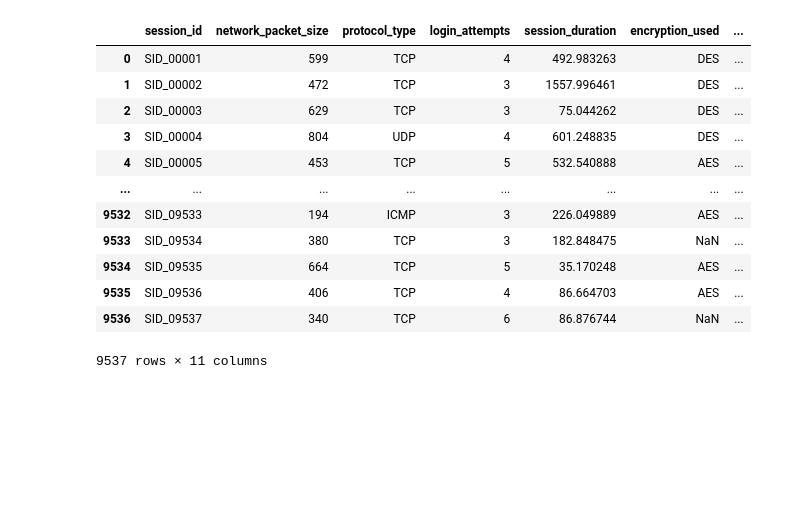
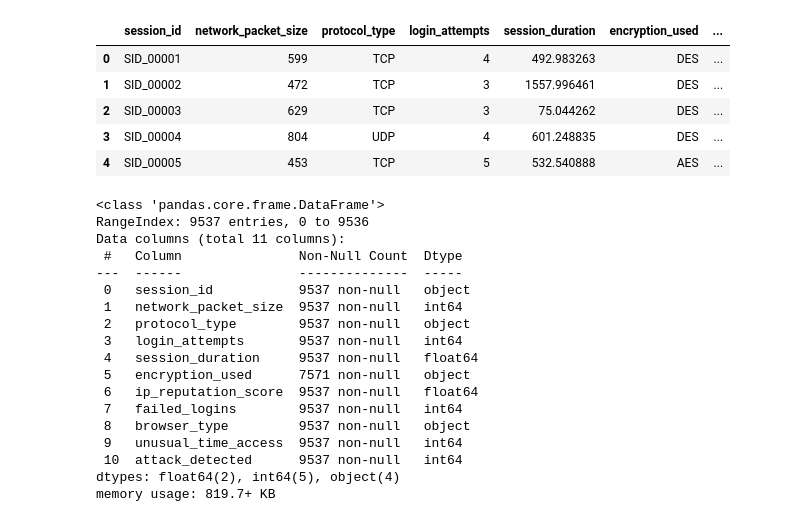
Before and after one commit to JFish72/CSC-349-Machine-Learning-, a Jupyter notebook: HW2/data_prep_analysis.ipynb, the cells around one changed output. Saved outputs shown, nothing was run; the diff lists cells and outputs as text; code cells hidden in the pictures; blank space fills up the shorter version.

```diff
--- a/HW2/data_prep_analysis.ipynb
+++ b/HW2/data_prep_analysis.ipynb
@@ -3,20 +3,36 @@
 # %%
 import pandas as pd
 
 df = pd.read_csv('cybersecurity_intrusion_data.csv')
-
-display(df)
+df.head()
 # %% [output]
 |  | session_id | network_packet_size | protocol_type | login_attempts | session_duration | encryption_used | ... |
 | 0 | SID_00001 | 599 | TCP | 4 | 492.983263 | DES | ... |
 | 1 | SID_00002 | 472 | TCP | 3 | 1557.996461 | DES | ... |
 | 2 | SID_00003 | 629 | TCP | 3 | 75.044262 | DES | ... |
 | 3 | SID_00004 | 804 | UDP | 4 | 601.248835 | DES | ... |
 | 4 | SID_00005 | 453 | TCP | 5 | 532.540888 | AES | ... |
-| ... | ... | ... | ... | ... | ... | ... | ... |
-| 9532 | SID_09533 | 194 | ICMP | 3 | 226.049889 | AES | ... |
-| 9533 | SID_09534 | 380 | TCP | 3 | 182.848475 | NaN | ... |
-| 9534 | SID_09535 | 664 | TCP | 5 | 35.170248 | AES | ... |
-| 9535 | SID_09536 | 406 | TCP | 4 | 86.664703 | AES | ... |
-| 9536 | SID_09537 | 340 | TCP | 6 | 86.876744 | NaN | ... |
-9537 rows × 11 columns
+# %%
+import pandas as pd
+
+df = pd.read_csv('cybersecurity_intrusion_data.csv')
+df.info()
+# %% [output]
+<class 'pandas.core.frame.DataFrame'>
+RangeIndex: 9537 entries, 0 to 9536
+Data columns (total 11 columns):
+ #   Column               Non-Null Count  Dtype
+---  ------               --------------  -----
+ 0   session_id           9537 non-null   object
+ 1   network_packet_size  9537 non-null   int64
+ 2   protocol_type        9537 non-null   object
+ 3   login_attempts       9537 non-null   int64
+ 4   session_duration     9537 non-null   float64
+ 5   encryption_used      7571 non-null   object
+ 6   ip_reputation_score  9537 non-null   float64
+ 7   failed_logins        9537 non-null   int64
+ 8   browser_type         9537 non-null   object
+ 9   unusual_time_access  9537 non-null   int64
+ 10  attack_detected      9537 non-null   int64
+dtypes: float64(2), int64(5), object(4)
+memory usage: 819.7+ KB
```
Also changed, not shown: parts of 6 cells of this notebook.
